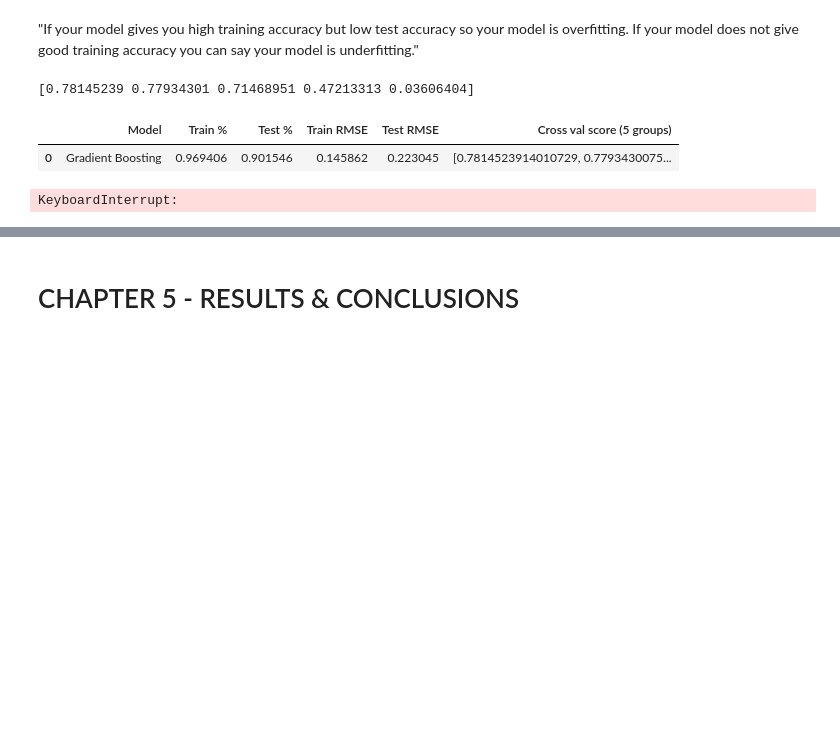
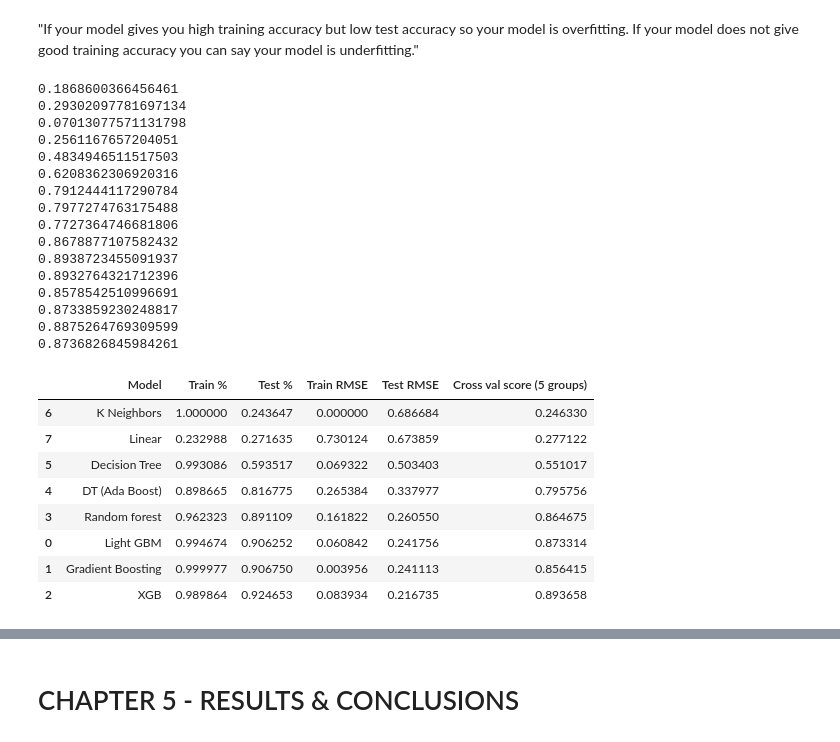
Before and after one commit to iberius96/Python-Suicides-Europe, a Jupyter notebook: main.ipynb, the cells around one changed output, grey strips where cells are left out. Saved outputs shown, nothing was run; the diff lists cells and outputs as text; code cells hidden in the pictures; blank space fills up the shorter version.

```diff
--- a/main.ipynb
+++ b/main.ipynb
@@ -850,12 +866,12 @@ X.shape, y.shape
 # %%
 from sklearn.model_selection import train_test_split
 
-X_train, X_test, y_train, y_test = train_test_split(X, y, test_size = 0.2, random_state = 12)
+X_train, X_test, y_train, y_test = train_test_split(X, y, test_size = 0.5, random_state = 42)
 # %% [markdown]
 "If your model gives you high training accuracy but low test accuracy so your model is overfitting. If your model does not give good training accuracy you can say your model is underfitting."
 # %%
-from sklearn.metrics import mean_squared_error
-from sklearn.model_selection import GridSearchCV, cross_val_score
+from sklearn.metrics import mean_squared_error, r2_score
+from sklearn.model_selection import GridSearchCV, cross_val_score, cross_val_predict
 from sklearn.linear_model import LinearRegression
 from sklearn.neighbors import KNeighborsRegressor
 from sklearn.tree import DecisionTreeRegressor
@@ -878,8 +894,15 @@ def autoFit(regressor, idStr):
     acc_train_score = regressor.score(X_train, y_train)
     acc_test_score = regressor.score(X_test, y_test)
 
-    mean_cross_val_score = cross_val_score(regressor, X, y, cv=groups)
-    print(mean_cross_val_score)
+    #
+    training_predictions = cross_val_predict(regressor,X_train,y_train,cv=groups)
+    testing_predictions = cross_val_predict(regressor,X_test,y_test,cv=groups)
+
+    print(r2_score(y_train,training_predictions))
+    print(r2_score(y_test,testing_predictions))
+    #
+
+    mean_cross_val_score = cross_val_score(regressor, X_test, y_test, cv=groups, scoring='r2').mean()
 
     rmse_train = np.sqrt(mean_squared_error(y_train, y_train_pred))
     rmse_test = np.sqrt(mean_squared_error(y_test, y_test_pred))
@@ -898,7 +921,6 @@ def autoFit(regressor, idStr):
 
     return regressor
 
-'''
 linear_Regressor = autoFit(
     LinearRegression(),
     'Linear'
@@ -927,60 +949,56 @@ ada_boost_regressor = autoFit(
 )
 
 random_forest_regressor = autoFit(
     RandomForestRegressor(max_depth=7),
     'Random forest'
 )
 
 xgb_boost_regressor = autoFit(
     XGBRegressor(learning_rate=0.1,max_depth=4),
     'XGB'
 )
-'''
 
 gradient_boosting_regressor = autoFit(
-    GradientBoostingRegressor(random_state=0),
+    GradientBoostingRegressor(max_depth=100, max_features=2, min_samples_leaf=5,
+                          min_samples_split=10, n_estimators=1000),
     'Gradient Boosting'
 )
 
-'''
 lgbm_regressor = autoFit(
     LGBMRegressor(**{
     'task': 'train',
     'boosting_type': 'gbdt',
     'objective': 'regression',
     'metric': ['l2', 'auc'],
     'learning_rate':0.5
     }),
     'Light GBM'
 )
-'''
 
 results.sort_values(by=['Test %'])
 # %% [output]
-[0.78145239 0.77934301 0.71468951 0.47213313 0.03606404]
+0.1868600366456461
+0.29302097781697134
+0.07013077571131798
+0.2561167657204051
+0.4834946511517503
+0.6208362306920316
+0.7912444117290784
+0.7977274763175488
+0.7727364746681806
+0.8678877107582432
+0.8938723455091937
+0.8932764321712396
+0.8578542510996691
+0.8733859230248817
+0.8875264769309599
+0.8736826845984261
 |  | Model | Train % | Test % | Train RMSE | Test RMSE | Cross val score (5 groups) |
-| 0 | Gradient Boosting | 0.969406 | 0.901546 | 0.145862 | 0.223045 | [0.7814523914010729, 0.7793430075... |
+| 6 | K Neighbors | 1.000000 | 0.243647 | 0.000000 | 0.686684 | 0.246330 |
+| 7 | Linear | 0.232988 | 0.271635 | 0.730124 | 0.673859 | 0.277122 |
+| 5 | Decision Tree | 0.993086 | 0.593517 | 0.069322 | 0.503403 | 0.551017 |
+| 4 | DT (Ada Boost) | 0.898665 | 0.816775 | 0.265384 | 0.337977 | 0.795756 |
+| 3 | Random forest | 0.962323 | 0.891109 | 0.161822 | 0.260550 | 0.864675 |
+| 0 | Light GBM | 0.994674 | 0.906252 | 0.060842 | 0.241756 | 0.873314 |
+| 1 | Gradient Boosting | 0.999977 | 0.906750 | 0.003956 | 0.241113 | 0.856415 |
+| 2 | XGB | 0.989864 | 0.924653 | 0.083934 | 0.216735 | 0.893658 |
-# %%
-from sklearn.model_selection import cross_val_predict
-from sklearn.metrics import make_scorer, accuracy_score, precision_score, recall_score
-
-scoring = {'accuracy': make_scorer(accuracy_score),
-           'precision': make_scorer(precision_score),'recall':make_scorer(recall_score)}
-
-parameters = {
-    "loss":["deviance"],
-    "learning_rate": [0.01, 0.025, 0.05, 0.075, 0.1, 0.15, 0.2],
-    "min_samples_split": np.linspace(0.1, 0.5, 12),
-    "min_samples_leaf": np.linspace(0.1, 0.5, 12),
-    "max_depth":[3,5,8],
-    "max_features":["log2","sqrt"],
-    "criterion": ["friedman_mse",  "mae"],
-    "subsample":[0.5, 0.618, 0.8, 0.85, 0.9, 0.95, 1.0],
-    "n_estimators":[10]
-}
-
-gsearch = GridSearchCV(GradientBoostingRegressor(), parameters,scoring=scoring,refit=False,cv=2, n_jobs=-1)
-
-gsearch.fit(X_train, y_train)
-# %% [output]
-KeyboardInterrupt:
```
Also changed, not shown: parts of 7 cells of this notebook, 1 other file.
